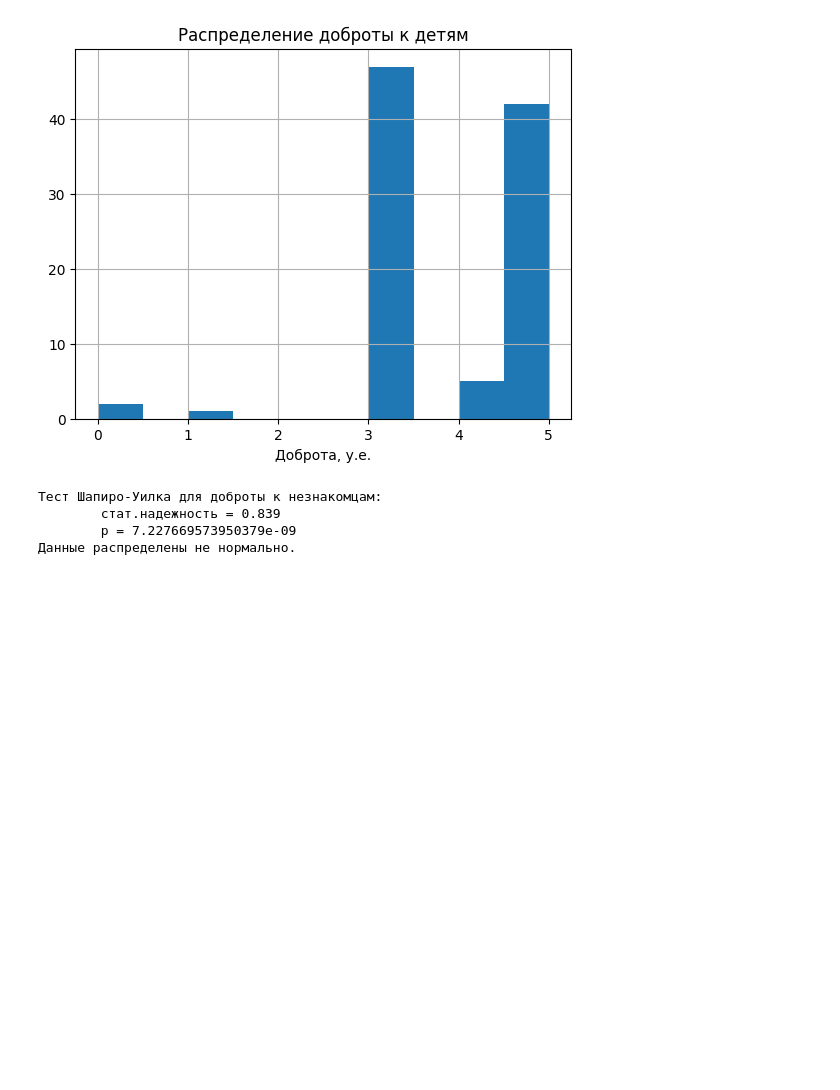
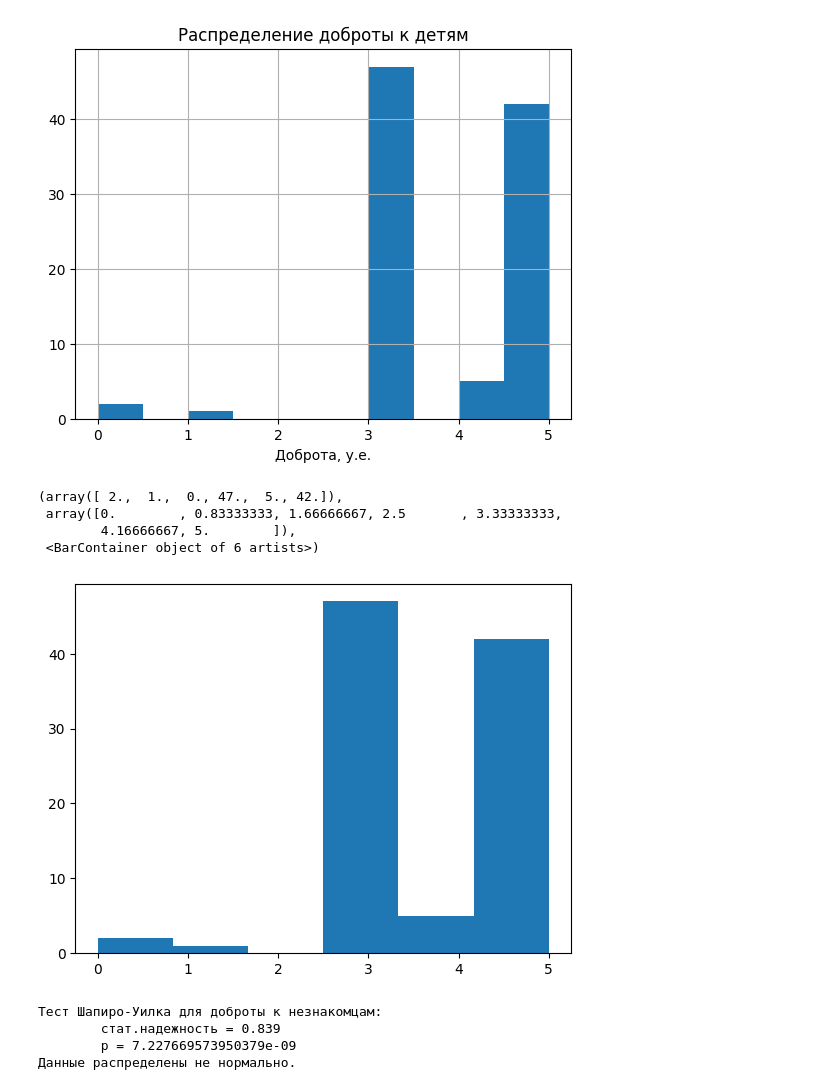
Before and after one commit to julproh/Analyz, a Jupyter notebook: Analiz_bazy_dannykh_porod_sobak.ipynb, the cells around one changed output. Drawn from its saved outputs; the diff is of its cells as text; code cells hidden in the pictures; blank space fills up the shorter version.

```diff
--- a/Analiz_bazy_dannykh_porod_sobak.ipynb
+++ b/Analiz_bazy_dannykh_porod_sobak.ipynb
@@ -402,6 +337,14 @@ test_shapiro(df.good_with_children, "доброты к детям", "Добро
         p = 6.2434311193237946e-12
 Данные распределены не нормально.
 [figure]
+# %%
+plt.hist(df.good_with_children, bins=6)
+# %% [output]
+(array([ 2.,  1.,  0., 47.,  5., 42.]),
+ array([0.        , 0.83333333, 1.66666667, 2.5       , 3.33333333,
+        4.16666667, 5.        ]),
+ <BarContainer object of 6 artists>)
+[figure, added]
 # %%
 test_shapiro(df.good_with_strangers, "доброты к незнакомцам", "Доброта, у.е.")
 # %% [output]
```
Also changed, not shown: parts of 20 cells of this notebook, 22 other files.
